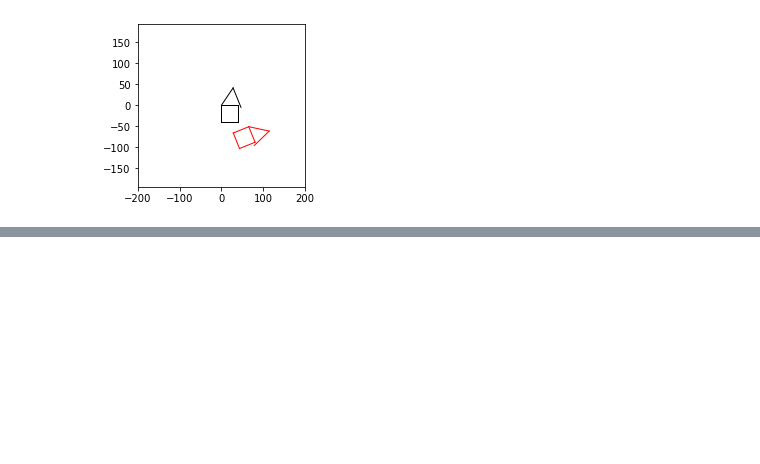
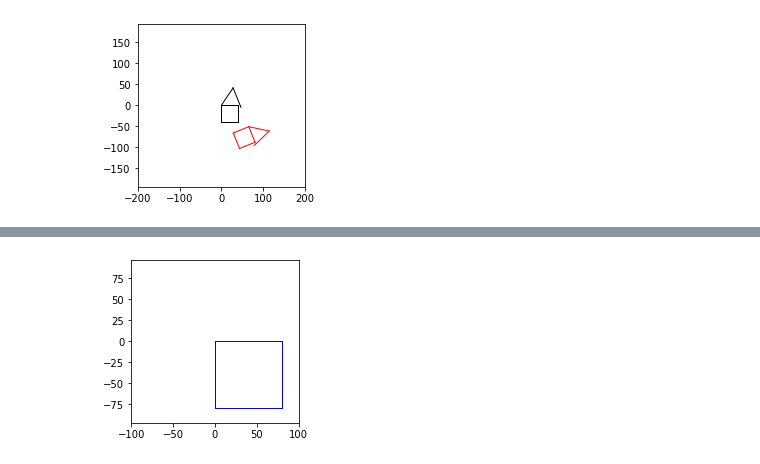
Before and after one commit to bblais/AI-and-Robotics-Fall-2022-Class-Notebooks, a Jupyter notebook: Sprint #1 - Programming and Games/2022-09-12 - Turtle Madness.ipynb, the cells around one changed output, grey strips where cells are left out. Saved outputs shown, nothing was run; the diff lists cells and outputs as text; code cells hidden in the pictures; blank space fills up the shorter version.

```diff
--- a/Sprint #1 - Programming and Games/2022-09-12 - Turtle Madness.ipynb
+++ b/Sprint #1 - Programming and Games/2022-09-12 - Turtle Madness.ipynb
@@ -123,0 +176,18 @@ house()
+# %%
+def square_with_color(size=40,color="black"):
+
+    if color=="red":
+        pencolor("red")
+    elif color=="green":
+        pencolor("blue")
+    else:
+        pencolor("black")
+
+    for i in range(4):
+        forward(size)
+        right(90)
+# %%
+reset()
+square_with_color(80,"green")
+# %% [output]
+[figure, added]
```
Also changed, not shown: parts of 10 cells of this notebook, 1 other file.
